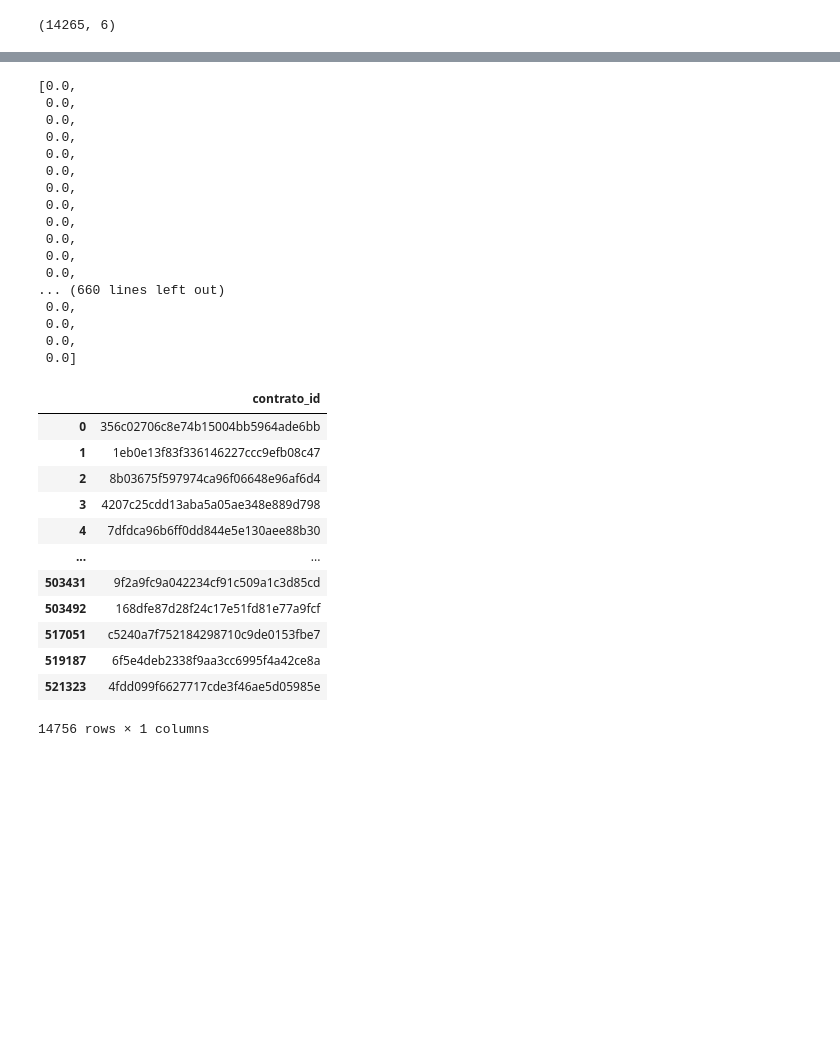
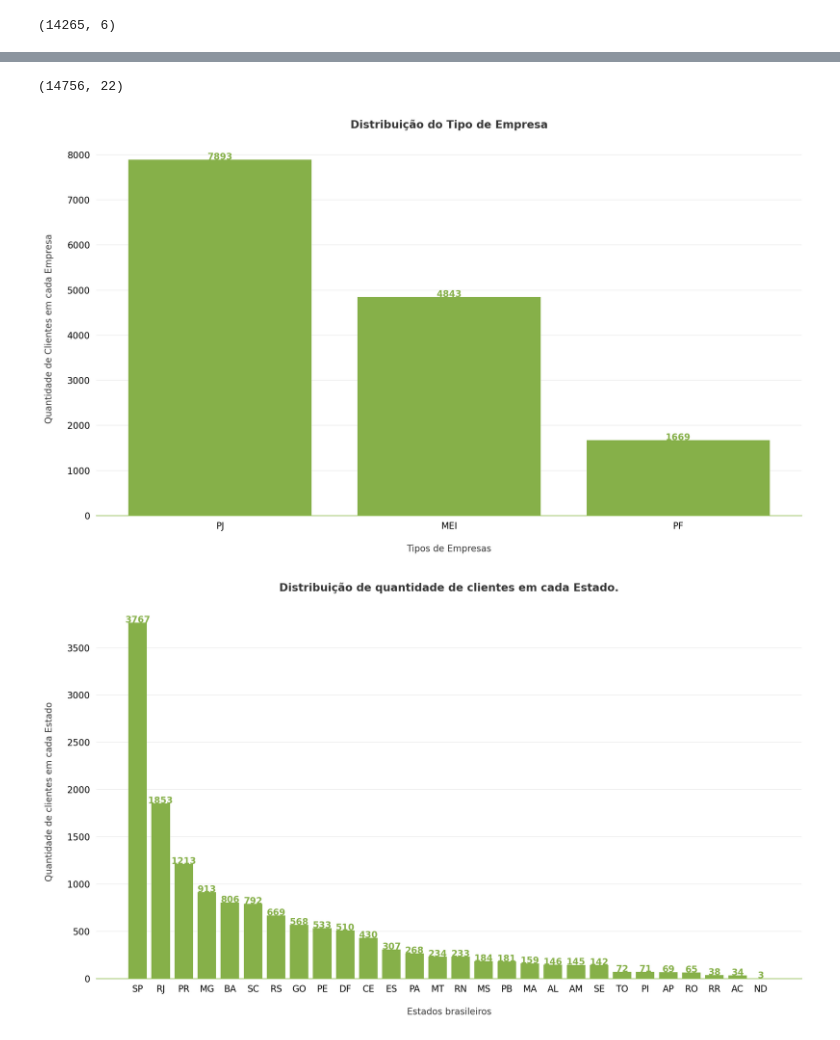
Before and after one commit to LucianoBatista/stone-data-challenge, a Jupyter notebook: notebooks/describe.ipynb, the cells around one changed output, grey strips where cells are left out. Cells and saved outputs as stored; diff of their text form; code cells hidden in the pictures; blank space fills up the shorter version.

```diff
--- a/notebooks/describe.ipynb
+++ b/notebooks/describe.ipynb
@@ -22,0 +3,7 @@ A base deveria possuir apenas um registro por `nr_documento`, porém quando veri
+# %%
+import pandas as pd
+import matplotlib.pyplot as plt
+from src.make_plot import plot
+
+plt.rcParams["figure.figsize"] = (12, 7)
+plt.rcParams["figure.dpi"] = 200
@@ -169,36 +25,35 @@ to_check[to_check["dt_ref_portfolio"] == "2021-02-06"]
-# %%
-to_check.sort_values(["dt_ref_portfolio"])["vlr_pgto_realizado"].to_list()
-# %% [output]
-[0.0,
- 0.0,
- 0.0,
- 0.0,
- 0.0,
- 0.0,
- 0.0,
- 0.0,
- 0.0,
- 0.0,
- 0.0,
- 0.0,
-... (660 lines left out)
- 0.0,
- 0.0,
- 0.0,
- 0.0]
-# %%
-geral[["contrato_id"]].drop_duplicates()
-# %% [output]
-|  | contrato_id |
-| 0 | 356c02706c8e74b15004bb5964ade6bb |
-| 1 | 1eb0e13f83f336146227ccc9efb08c47 |
-| 2 | 8b03675f597974ca96f06648e96af6d4 |
-| 3 | 4207c25cdd13aba5a05ae348e889d798 |
-| 4 | 7dfdca96b6ff0dd844e5e130aee88b30 |
-| ... | ... |
-| 503431 | 9f2a9fc9a042234cf91c509a1c3d85cd |
-| 503492 | 168dfe87d28f24c17e51fd81e77a9fcf |
-| 517051 | c5240a7f752184298710c9de0153fbe7 |
-| 519187 | 6f5e4deb2338f9aa3cc6995f4a42ce8a |
-| 521323 | 4fdd099f6627717cde3f46ae5d05985e |
-14756 rows × 1 columns
+# %%
+geral.drop_duplicates("contrato_id").shape
+# %% [output]
+(14756, 22)
+# %%
+# getthering the data to plot
+counts = clients.value_counts("tipo_empresa").reset_index()
+y = counts[0].values
+x = counts["tipo_empresa"].values
+
+plot.make_beautiful_bar_plots(
+    x,
+    y,
+    "Distribuição do Tipo de Empresa",
+    "Tipos de Empresas",
+    "Quantidade de Clientes em cada Empresa",
+    False,
+)
+# %% [output]
+[figure, added]
+# %%
+counts = clients.value_counts("estado").reset_index()
+y = counts[0].values
+x = counts["estado"].values
+
+plot.make_beautiful_bar_plots(
+    x,
+    y,
+    "Distribuição de quantidade de clientes em cada Estado.",
+    "Estados brasileiros",
+    "Quantidade de clientes em cada Estado",
+    False,
+)
+# %% [output]
+[figure, added]
```
Also changed, not shown: parts of 51 cells of this notebook, 19 other files.
